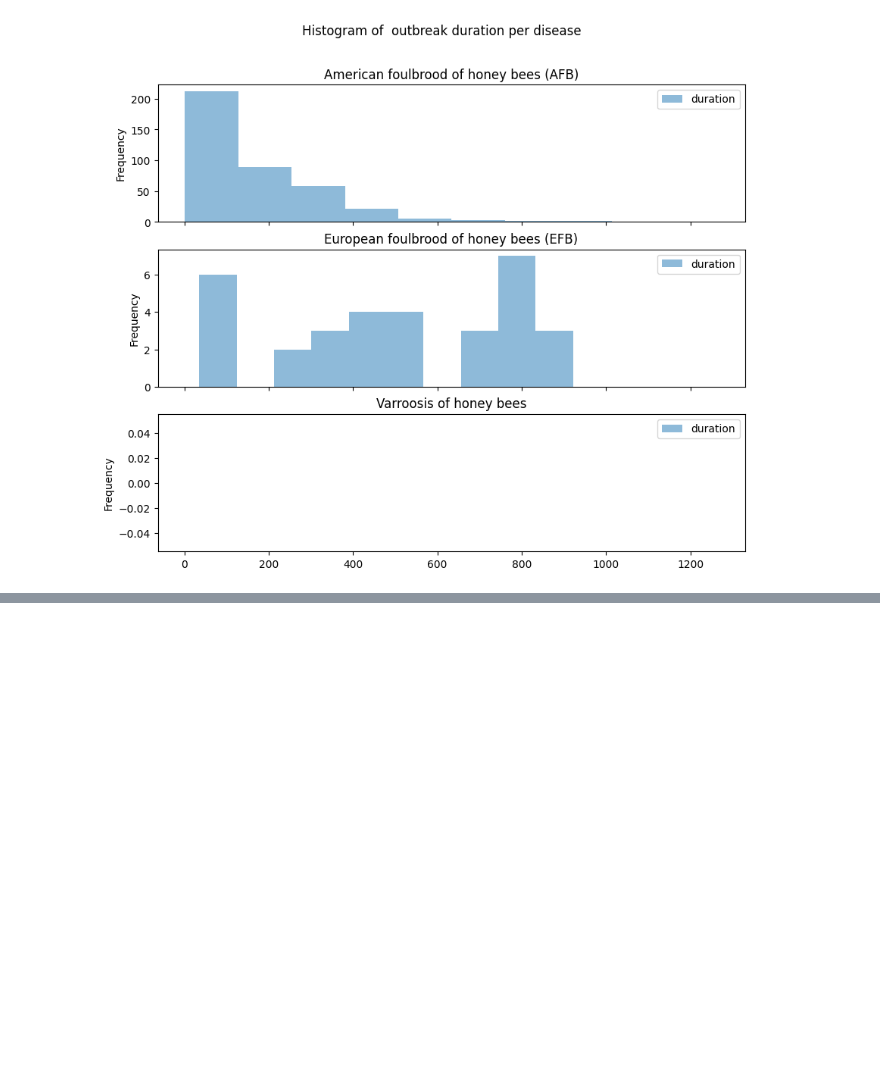
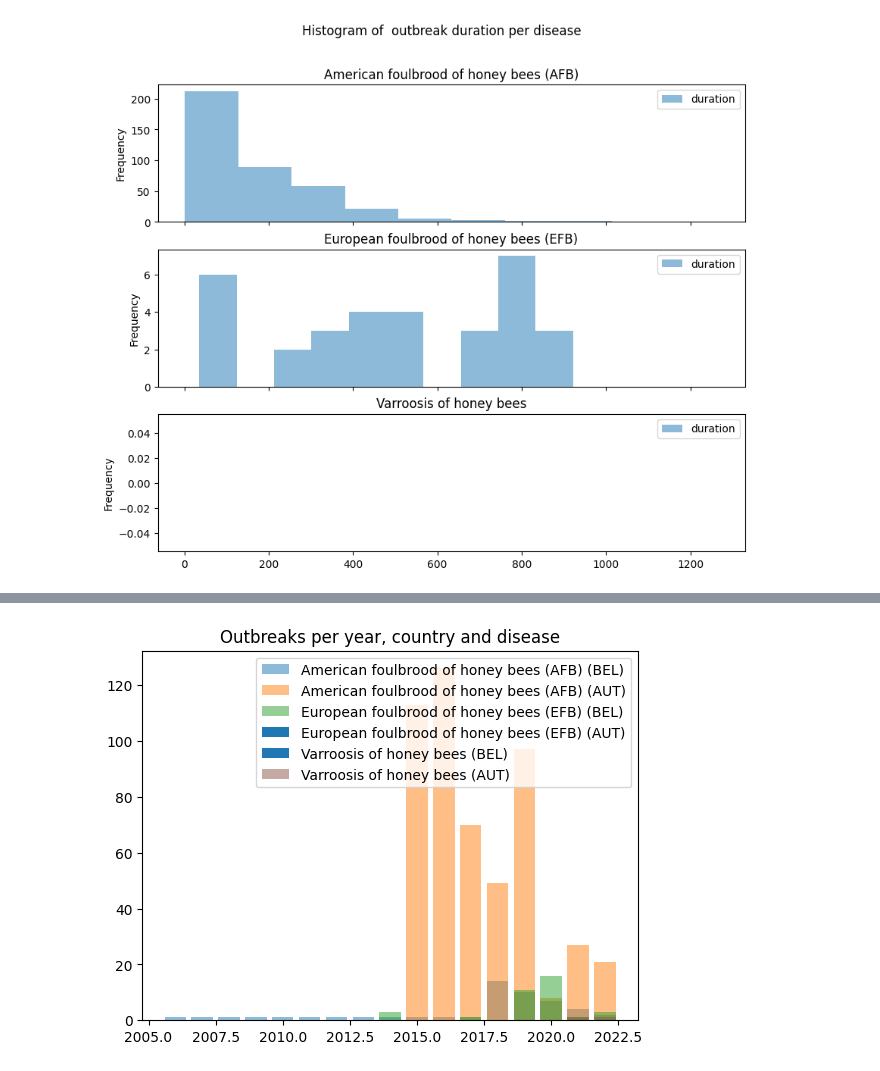
Before and after one commit to daniel-gheorghita/beelife_vetcase, a Jupyter notebook: src/vetcases_standardization.ipynb, the cells around one changed output, grey strips where cells are left out. Cells and saved outputs as stored; diff of their text form; code cells hidden in the pictures; blank space fills up the shorter version.

```diff
--- a/src/vetcases_standardization.ipynb
+++ b/src/vetcases_standardization.ipynb
@@ -263,0 +289,13 @@ plt.show()
+# %%
+# Outbreaks / year / country / disease
+vetcases_group_by_year_country_disease_count = vetcases_df.groupby(['year','country', 'disease']).size().reset_index(name='counts')
+for disease in vetcases_group_by_year_country_disease_count['disease'].unique():
+    for country in vetcases_group_by_year_country_disease_count['country'].unique():
+        vetcases_per_country = vetcases_group_by_year_country_disease_count[vetcases_group_by_year_country_disease_count['country']==country].copy()
+        vetcases_per_country_disease = vetcases_per_country[vetcases_per_country['disease']==disease]
+        plt.bar(vetcases_per_country_disease['year'], vetcases_per_country_disease['counts'], label=f"{disease} ({country})", alpha=0.5)
+plt.title(f"Outbreaks per year, country and disease")
+plt.legend()
+plt.show()
+# %% [output]
+[figure, added]
```
Also changed, not shown: parts of 24 cells of this notebook, 3 other files.
